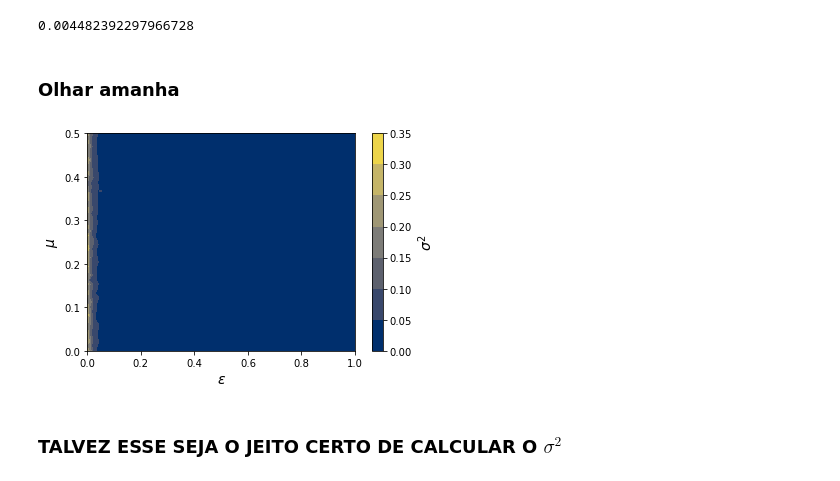
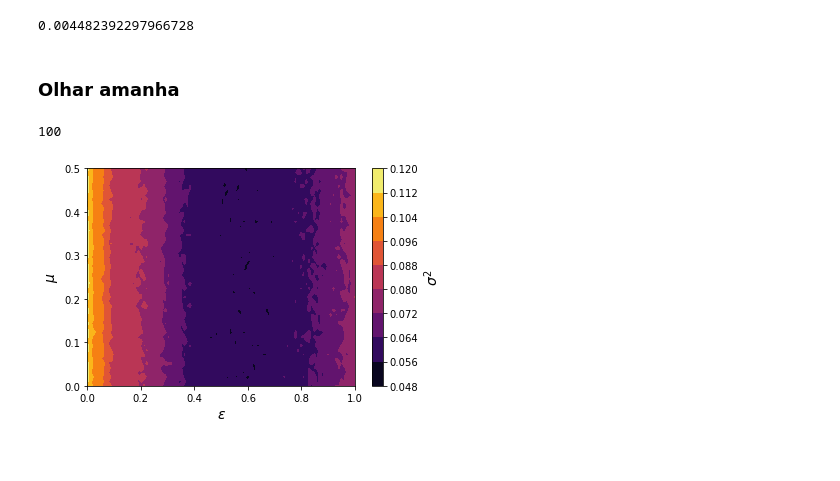
Before and after one commit to ricardotetti/Chaotic_Logistic_Maps, a Jupyter notebook: Logistic Maps with communities -Copy1.ipynb, the cells around one changed output. Cells and saved outputs as stored; diff of their text form; code cells hidden in the pictures.

```diff
--- a/Logistic Maps with communities -Copy1.ipynb
+++ b/Logistic Maps with communities -Copy1.ipynb
@@ -170,8 +170,8 @@ sigmas = log.Sigma()
 sigmas
 # %% [output]
 0.004482392297966728
-# %% [markdown]
-### Olhar amanha
+# %% [markdown]
+### Olhar amanha
 # %%
 matrix_sigmas = []
 matrix_sigmas_line = []
@@ -203,18 +202,20 @@ for i in range(0,50):
     matrix_sigmas.append(list_sigmas)
     matrix_sigmas_line.append(list_sigmas_line)
     matrix_cu.append(list_cu)
+# %%
+len(matrix_cu[0])
+# %% [output]
+100
 # %%
 epsilon_values = np.linspace(0,1,100)
 mu_values = np.linspace(0,0.5,50)
-CS = plt.contourf(epsilon_values,mu_values,matrix_sigmas_line, cmap = "cividis") #O eixo y ta trocado, é pra ser de 20 ate 2
+CS = plt.contourf(epsilon_values,mu_values,matrix_cu, cmap = "inferno") #O eixo y ta trocado, é pra ser de 20 ate 2
                                                                            #e nao de 2 ate 20.
 cbar = plt.colorbar(CS)
 cbar.ax.set_ylabel(r"$\sigma^2$", fontsize = 14)
 plt.xlabel(r"$\varepsilon$", fontsize = 14)
 plt.ylabel(r'$\mu$', fontsize = 14)
-# plt.savefig('sigma_communities.png', dpi = 150, bbox_inches = 'tight')
+# plt.savefig('sigma_communities_SegundoTeste_inferno.png', dpi = 150, bbox_inches = 'tight')
 plt.show()
 # %% [output]
-[figure, old version]
+[figure, new version]
-# %% [markdown]
-### TALVEZ ESSE SEJA O JEITO CERTO DE CALCULAR O $\sigma^2$
```
Also changed, not shown: parts of 12 cells of this notebook, 7 other files.
